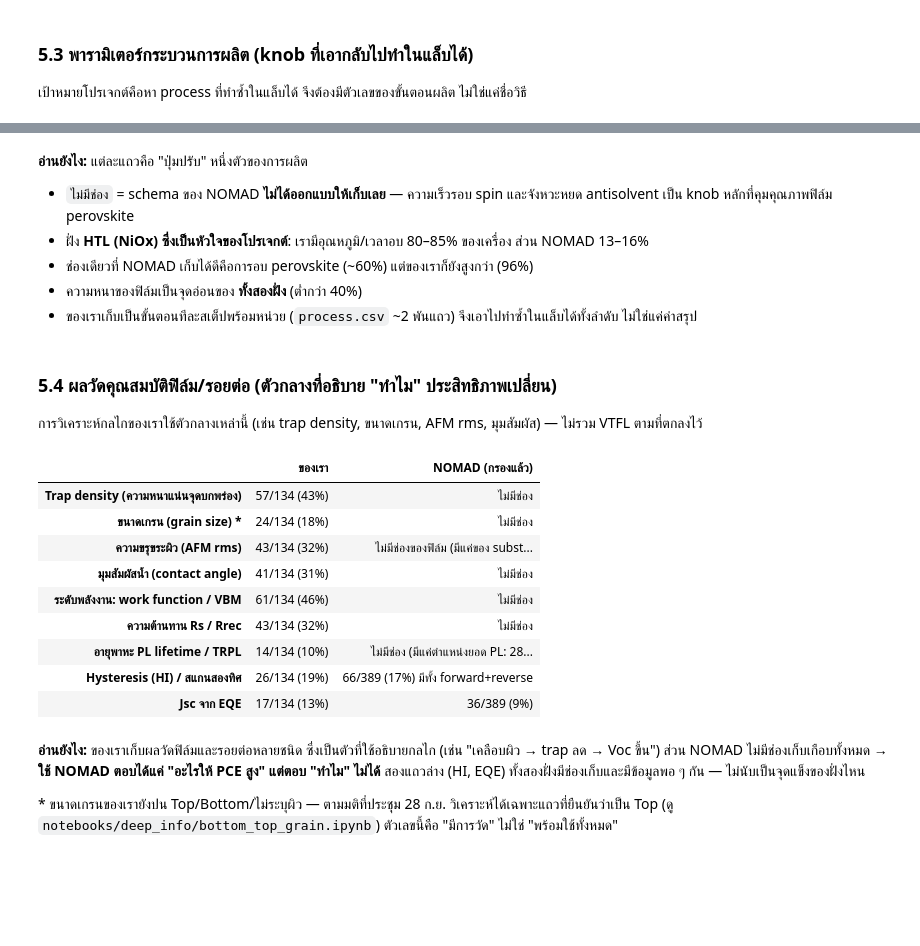
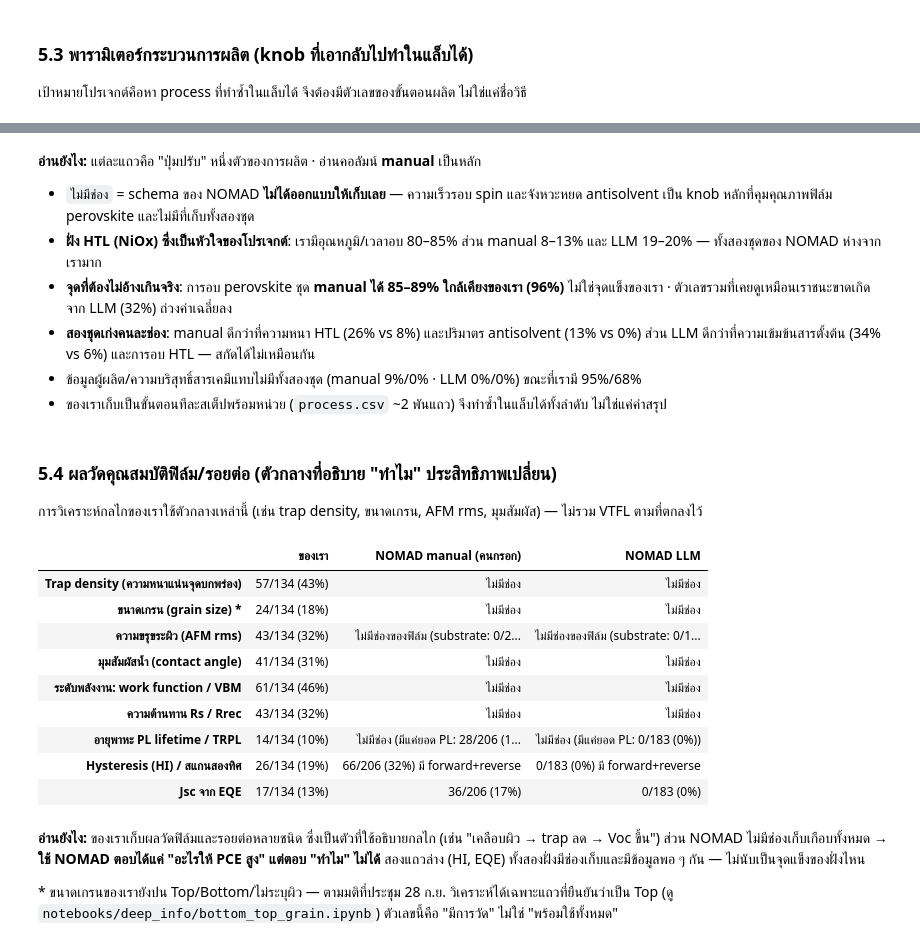
Before and after one commit to NiOx-based-Perovskite-Solar-Cell/Perovskite-Research, a Jupyter notebook: notebooks/nomad_lab/compare_.ipynb, the cells around one changed output, grey strips where cells are left out. Saved outputs shown, nothing was run; the diff lists cells and outputs as text; code cells hidden in the pictures; blank space fills up the shorter version.

Commit message:
Implement code changes to enhance functionality and improve performance

```diff
--- a/notebooks/nomad_lab/compare_.ipynb
+++ b/notebooks/nomad_lab/compare_.ipynb
@@ -609,10 +687,16 @@ proc_tbl
 # %% [markdown]
-**อ่านยังไง:** แต่ละแถวคือ "ปุ่มปรับ" หนึ่งตัวของการผลิต
-- `ไม่มีช่อง` = schema ของ NOMAD **ไม่ได้ออกแบบให้เก็บเลย** — ความเร็วรอบ spin และจังหวะหยด antisolvent เป็น knob หลักที่คุมคุณภาพฟิล์ม perovskite
-- ฝั่ง **HTL (NiOx) ซึ่งเป็นหัวใจของโปรเจกต์**: เรามีอุณหภูมิ/เวลาอบ 80–85% ของเครื่อง ส่วน NOMAD 13–16%
-- ช่องเดียวที่ NOMAD เก็บได้ดีคือการอบ perovskite (~60%) แต่ของเราก็ยังสูงกว่า (96%)
-- ความหนาของฟิล์มเป็นจุดอ่อนของ **ทั้งสองฝั่ง** (ต่ำกว่า 40%)
-- ของเราเก็บเป็นขั้นตอนทีละสเต็ปพร้อมหน่วย (`process.csv` ~2 พันแถว) จึงเอาไปทำซ้ำในแล็บได้ทั้งลำดับ ไม่ใช่แค่ค่าสรุป
+**อ่านยังไง:** แต่ละแถวคือ "ปุ่มปรับ" หนึ่งตัวของการผลิต · อ่านคอลัมน์ **manual** เป็นหลัก
+
+- `ไม่มีช่อง` = schema ของ NOMAD **ไม่ได้ออกแบบให้เก็บเลย** — ความเร็วรอบ spin และจังหวะหยด antisolvent
+  เป็น knob หลักที่คุมคุณภาพฟิล์ม perovskite และไม่มีที่เก็บทั้งสองชุด
+- **ฝั่ง HTL (NiOx) ซึ่งเป็นหัวใจของโปรเจกต์**: เรามีอุณหภูมิ/เวลาอบ 80–85% ส่วน manual 8–13%
+  และ LLM 19–20% — ทั้งสองชุดของ NOMAD ห่างจากเรามาก
+- **จุดที่ต้องไม่อ้างเกินจริง**: การอบ perovskite ชุด **manual ได้ 85–89% ใกล้เคียงของเรา (96%)**
+  ไม่ใช่จุดแข็งของเรา · ตัวเลขรวมที่เคยดูเหมือนเราชนะขาดเกิดจาก LLM (32%) ถ่วงค่าเฉลี่ยลง
+- **สองชุดเก่งคนละช่อง**: manual ดีกว่าที่ความหนา HTL (26% vs 8%) และปริมาตร antisolvent (13% vs 0%)
+  ส่วน LLM ดีกว่าที่ความเข้มข้นสารตั้งต้น (34% vs 6%) และการอบ HTL — สกัดได้ไม่เหมือนกัน
+- ข้อมูลผู้ผลิต/ความบริสุทธิ์สารเคมีแทบไม่มีทั้งสองชุด (manual 9%/0% · LLM 0%/0%) ขณะที่เรามี 95%/68%
+- ของเราเก็บเป็นขั้นตอนทีละสเต็ปพร้อมหน่วย (`process.csv` ~2 พันแถว) จึงทำซ้ำในแล็บได้ทั้งลำดับ ไม่ใช่แค่ค่าสรุป
 # %% [markdown]
 ### 5.4 ผลวัดคุณสมบัติฟิล์ม/รอยต่อ (ตัวกลางที่อธิบาย "ทำไม" ประสิทธิภาพเปลี่ยน)
 
@@ -620,38 +704,47 @@ proc_tbl
 # %%
 props = pd.read_csv(P / "properties.csv")
 
 
 def prop_ids(pattern):
     m = props["base_property"].str.contains(pattern, case=False, na=False, regex=True) & props["value_parsed"].notna()
     return props.loc[m, "device_id"]
 
 
-hi_nm = int((nmf["rev_pce"].notna() & nmf["fwd_pce"].notna()).sum())
+def hi_cov(d):
+    return pct(int((d["rev_pce"].notna() & d["fwd_pce"].notna()).sum()), len(d))
+
+
+NONE_ = "ไม่มีช่อง"
 CHAR = [
-    ("Trap density (ความหนาแน่นจุดบกพร่อง)", ids(tt, tt["trap_density"].notna()), "ไม่มีช่อง"),
-    ("ขนาดเกรน (grain size) *", ids(tt, tt["grain_size"].notna()), "ไม่มีช่อง"),
-    ("ความขรุขระผิว (AFM rms)", ids(tt, tt["afm_rms"].notna()), f"ไม่มีช่องของฟิล์ม (มีแค่ของ substrate: {nm_cov('sub_rms')})"),
-    ("มุมสัมผัสน้ำ (contact angle)", ids(tt, tt["contact_angle"].notna()), "ไม่มีช่อง"),
-    ("ระดับพลังงาน: work function / VBM", ids(tt, tt["work_function"].notna() | tt["vbm"].notna()), "ไม่มีช่อง"),
-    ("ความต้านทาน Rs / Rrec", ids(tt, tt["rs"].notna() | tt["rrec"].notna()), "ไม่มีช่อง"),
-    ("อายุพาหะ PL lifetime / TRPL", prop_ids(r"PL Lifetime|TRPL"), f"ไม่มีช่อง (มีแค่ตำแหน่งยอด PL: {nm_cov('pl_max')})"),
-    ("Hysteresis (HI) / สแกนสองทิศ", ids(tt, tt["hi"].notna()), f"{pct(hi_nm, N_NM)} มีทั้ง forward+reverse"),
-    ("Jsc จาก EQE", prop_ids(r"EQE"), nm_cov("eqe_jsc")),
+    ("Trap density (ความหนาแน่นจุดบกพร่อง)", ids(tt, tt["trap_density"].notna()), NONE_, NONE_),
+    ("ขนาดเกรน (grain size) *", ids(tt, tt["grain_size"].notna()), NONE_, NONE_),
+    ("ความขรุขระผิว (AFM rms)", ids(tt, tt["afm_rms"].notna()),
+     f"ไม่มีช่องของฟิล์ม (substrate: {cov_man('sub_rms')})",
+     f"ไม่มีช่องของฟิล์ม (substrate: {cov_llm('sub_rms')})"),
+    ("มุมสัมผัสน้ำ (contact angle)", ids(tt, tt["contact_angle"].notna()), NONE_, NONE_),
+    ("ระดับพลังงาน: work function / VBM", ids(tt, tt["work_function"].notna() | tt["vbm"].notna()), NONE_, NONE_),
+    ("ความต้านทาน Rs / Rrec", ids(tt, tt["rs"].notna() | tt["rrec"].notna()), NONE_, NONE_),
+    ("อายุพาหะ PL lifetime / TRPL", prop_ids(r"PL Lifetime|TRPL"),
+     f"ไม่มีช่อง (มีแค่ยอด PL: {cov_man('pl_max')})", f"ไม่มีช่อง (มีแค่ยอด PL: {cov_llm('pl_max')})"),
+    ("Hysteresis (HI) / สแกนสองทิศ", ids(tt, tt["hi"].notna()),
+     f"{hi_cov(nmf_man)} มี forward+reverse", f"{hi_cov(nmf_llm)} มี forward+reverse"),
+    ("Jsc จาก EQE", prop_ids(r"EQE"), cov_man("eqe_jsc"), cov_llm("eqe_jsc")),
 ]
-char_tbl = pd.DataFrame({"ของเรา": [ours_cov(o) for _, o, _ in CHAR],
-                         "NOMAD (กรองแล้ว)": [n for _, _, n in CHAR]}, index=[r for r, _, _ in CHAR])
+char_tbl = pd.DataFrame({"ของเรา": [ours_cov(o) for _, o, _, _ in CHAR],
+                         COL_MAN: [m for _, _, m, _ in CHAR],
+                         COL_LLM: [l for _, _, _, l in CHAR]}, index=[r for r, _, _, _ in CHAR])
 char_tbl
 # %% [output]
-|  | ของเรา | NOMAD (กรองแล้ว) |
-| Trap density (ความหนาแน่นจุดบกพร่อง) | 57/134 (43%) | ไม่มีช่อง |
-| ขนาดเกรน (grain size) * | 24/134 (18%) | ไม่มีช่อง |
-| ความขรุขระผิว (AFM rms) | 43/134 (32%) | ไม่มีช่องของฟิล์ม (มีแค่ของ subst... |
-| มุมสัมผัสน้ำ (contact angle) | 41/134 (31%) | ไม่มีช่อง |
-| ระดับพลังงาน: work function / VBM | 61/134 (46%) | ไม่มีช่อง |
-| ความต้านทาน Rs / Rrec | 43/134 (32%) | ไม่มีช่อง |
-| อายุพาหะ PL lifetime / TRPL | 14/134 (10%) | ไม่มีช่อง (มีแค่ตำแหน่งยอด PL: 28... |
-| Hysteresis (HI) / สแกนสองทิศ | 26/134 (19%) | 66/389 (17%) มีทั้ง forward+reverse |
-| Jsc จาก EQE | 17/134 (13%) | 36/389 (9%) |
+|  | ของเรา | NOMAD manual (คนกรอก) | NOMAD LLM |
+| Trap density (ความหนาแน่นจุดบกพร่อง) | 57/134 (43%) | ไม่มีช่อง | ไม่มีช่อง |
+| ขนาดเกรน (grain size) * | 24/134 (18%) | ไม่มีช่อง | ไม่มีช่อง |
+| ความขรุขระผิว (AFM rms) | 43/134 (32%) | ไม่มีช่องของฟิล์ม (substrate: 0/2... | ไม่มีช่องของฟิล์ม (substrate: 0/1... |
+| มุมสัมผัสน้ำ (contact angle) | 41/134 (31%) | ไม่มีช่อง | ไม่มีช่อง |
+| ระดับพลังงาน: work function / VBM | 61/134 (46%) | ไม่มีช่อง | ไม่มีช่อง |
+| ความต้านทาน Rs / Rrec | 43/134 (32%) | ไม่มีช่อง | ไม่มีช่อง |
+| อายุพาหะ PL lifetime / TRPL | 14/134 (10%) | ไม่มีช่อง (มีแค่ยอด PL: 28/206 (1... | ไม่มีช่อง (มีแค่ยอด PL: 0/183 (0%)) |
+| Hysteresis (HI) / สแกนสองทิศ | 26/134 (19%) | 66/206 (32%) มี forward+reverse | 0/183 (0%) มี forward+reverse |
+| Jsc จาก EQE | 17/134 (13%) | 36/206 (17%) | 0/183 (0%) |
 # %% [markdown]
 **อ่านยังไง:** ของเราเก็บผลวัดฟิล์มและรอยต่อหลายชนิด ซึ่งเป็นตัวที่ใช้อธิบายกลไก (เช่น "เคลือบผิว → trap ลด → Voc ขึ้น")
 ส่วน NOMAD ไม่มีช่องเก็บเกือบทั้งหมด → **ใช้ NOMAD ตอบได้แค่ "อะไรให้ PCE สูง" แต่ตอบ "ทำไม" ไม่ได้**
```
Also changed, not shown: parts of 13 cells of this notebook.
